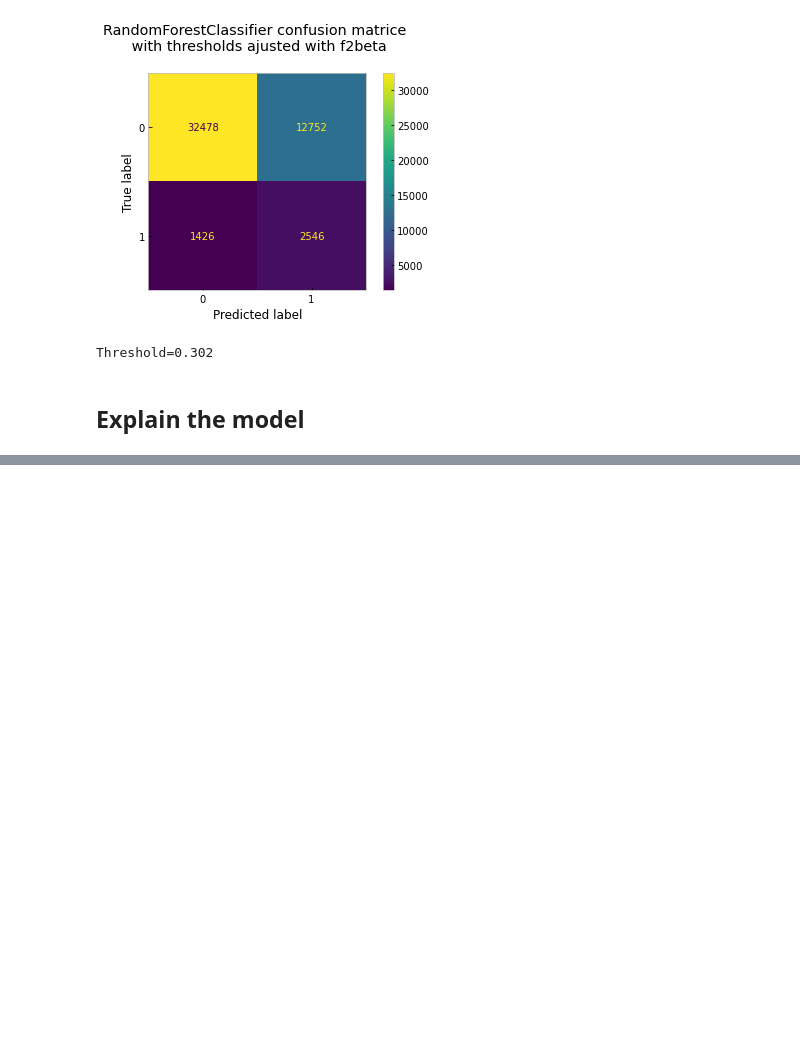
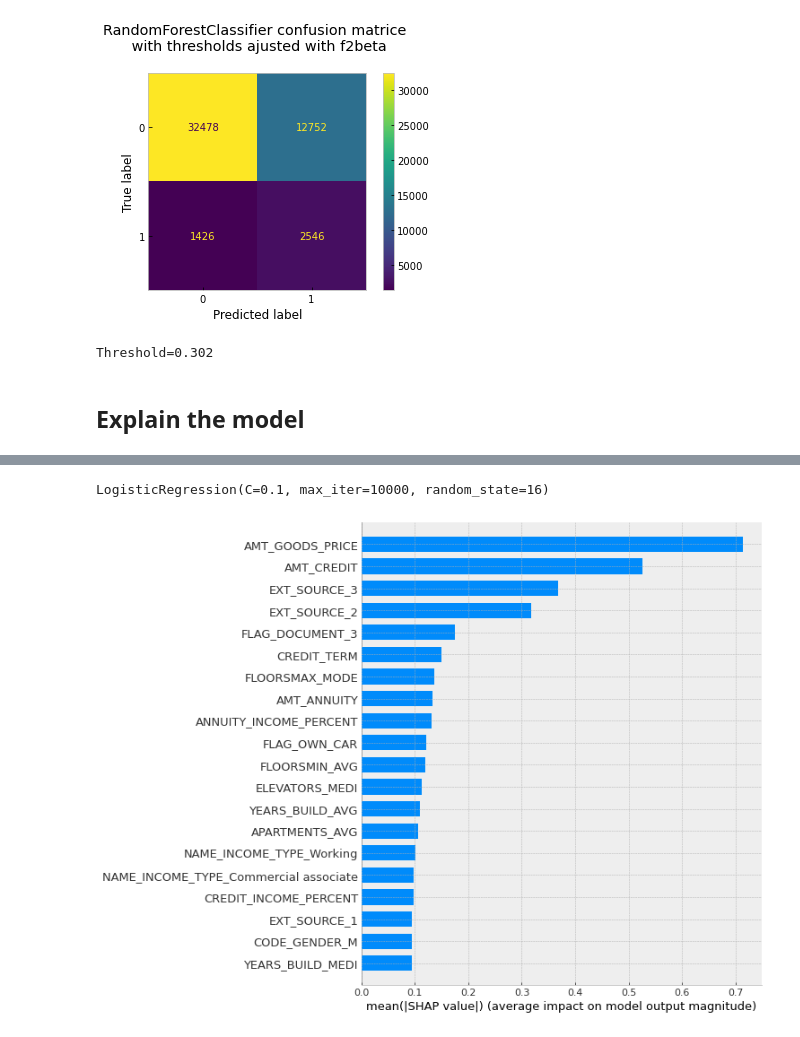
Before and after one commit to HuguesMAP/OC-P7-Impl-mentez-un-mod-le-de-scoring, a Jupyter notebook: Projet 7 - Implémentez un modèle de scoring - Modélisation.ipynb, the cells around one changed output, grey strips where cells are left out. Drawn from its saved outputs; the diff is of its cells as text; code cells hidden in the pictures; blank space fills up the shorter version.

Commit message:
SHAP implementation

```diff
--- a/Projet 7 - Implémentez un modèle de scoring - Modélisation.ipynb
+++ b/Projet 7 - Implémentez un modèle de scoring - Modélisation.ipynb
@@ -880,0 +867,29 @@ shap.plots.bar(shap_values)
+# %%
+# preprocessing datas
+
+# Median imputation of missing values
+imputer = SimpleImputer(strategy='median')
+
+# Normalize values
+scaler = StandardScaler()
+
+# steps for the preprocessing pipeline
+steps_preprocessing = [['imputer', imputer], ['scaler', scaler]]
+
+pipeline_preprocessing = imbpipeline(steps= steps_preprocessing)
+
+X_sample2_train_preproc = pipeline_preprocessing.fit_transform(X_sample2_train)
+# %%
+classifier = model['classifier']
+classifier.fit(X_sample2_train_preproc, y_sample2_train)
+# %% [output]
+LogisticRegression(C=0.1, max_iter=10000, random_state=16)
+# %%
+explainer = shap.LinearExplainer(classifier, X_sample2_train_preproc)
+# %%
+shap_values = explainer(X_sample2_train_preproc)
+# %%
+#plot the feature importance
+shap.summary_plot(shap_values, X_sample2_train_preproc, feature_names=features, plot_type="bar")
+# %% [output]
+[figure, added]
```
Also changed, not shown: parts of 30 cells of this notebook.
